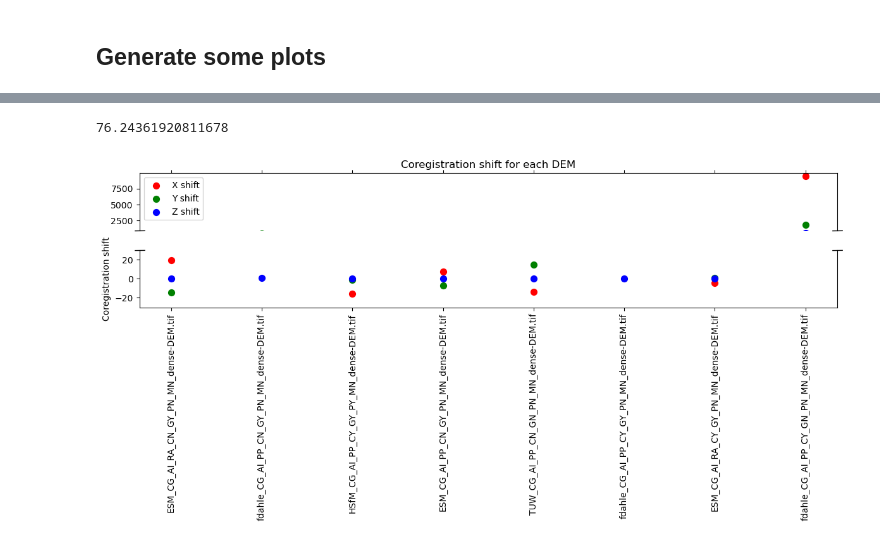
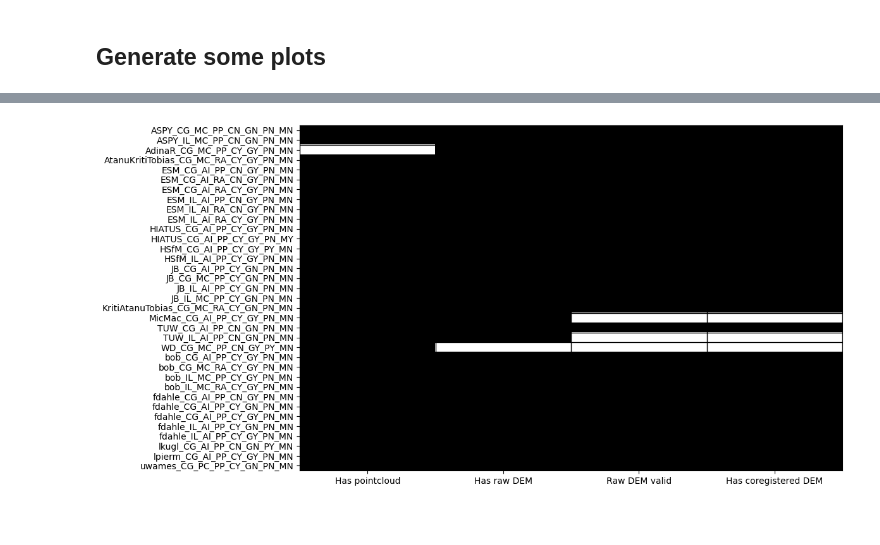
Before and after one commit to shippp/history, a Jupyter notebook: notebooks/postprocessing/post_process_pointclouds.ipynb, the cells around one changed output, grey strips where cells are left out. Drawn from its saved outputs; the diff is of its cells as text; code cells hidden in the pictures.

```diff
--- a/notebooks/postprocessing/post_process_pointclouds.ipynb
+++ b/notebooks/postprocessing/post_process_pointclouds.ipynb
@@ -37,8 +21,6 @@ Input file size is 51255, 24360
 # contain the .las or .laz files
 pointcloud_files = history.postprocessing.find_pointclouds("/mnt/summer/USERS/DEHECQA/history/output/extracted")
 pointcloud_files = [f for f in pointcloud_files if "dense" in f]
-
-POSTPROC_CSV = "/mnt/summer/USERS/DEHECQA/history/output/test_data/postprocess.csv"
 
 # Directory where put DEMs after point2dem command
 RAW_DEM_DIRECTORY = "/mnt/summer/USERS/DEHECQA/history/output/test_data/dems"
@@ -56,7 +38,7 @@ REF_DEMS = {
     "casagrande_ref_dem_zoom" : "/mnt/summer/USERS/DEHECQA/history/output/test_data/ref_lowres_dems/casa_grande_reference_dem_zoom_30m.tif",
     "casagrande_ref_dem_large" : "/mnt/summer/USERS/DEHECQA/history/data_final/casa_grande/aux_data/reference_dem_large.tif",
     "iceland_ref_dem_zoom" : "/mnt/summer/USERS/DEHECQA/history/output/test_data/ref_lowres_dems/iceland_reference_dem_zoom_30m.tif",
-    "iceland_ref_dem_large" : None
+    "iceland_ref_dem_large" : "/mnt/summer/USERS/DEHECQA/history/data_final/iceland/aux_data/reference_dem_large.tif"
 }
 
 # dictionnary of all references DEMs masks
@@ -65,8 +47,11 @@ REF_DEM_MASKS = {
     "casagrande_ref_dem_zoom_mask" : "/mnt/summer/USERS/DEHECQA/history/output/test_data/ref_lowres_dems/casa_grande_reference_dem_zoom_mask_30m.tif",
     "casagrande_ref_dem_large_mask" : "/mnt/summer/USERS/DEHECQA/history/data_final/casa_grande/aux_data/reference_dem_large_mask.tif",
     "iceland_ref_dem_zoom_mask" : "/mnt/summer/USERS/DEHECQA/history/output/test_data/ref_lowres_dems/iceland_reference_dem_zoom_mask_30m.tif",
-    "iceland_ref_dem_large_mask" : None
+    "iceland_ref_dem_large_mask" : "/mnt/summer/USERS/DEHECQA/history/data_final/iceland/aux_data/reference_dem_large_mask.tif"
 }
+
+# output csv file of statistics
+POSTPROC_CSV = "/mnt/summer/USERS/DEHECQA/history/output/test_data/postprocess.csv"
 
 OVERWRITE = False
 
@@ -337,56 +160,7 @@ Pourcentage de NoData: 76.24%
-# %%
-import geoutils as gu
-raster = gu.Raster("/mnt/summer/USERS/DEHECQA/history/output/test_data/dems/ASPY_CG_MC_PP_CN_GN_PN_MN_dense-DEM.tif")
-
-# number of nodata in the mask
-n_nodata = np.count_nonzero(np.ma.getmaskarray(raster.data.squeeze()))
-total_pixels = raster.shape[0] * raster.shape[1]
-(n_nodata / total_pixels) * 100
-# %% [output]
-76.24361920811678
-# %%
-import pandas as pd
-import matplotlib.pyplot as plt
-import os
-
-df = pd.read_csv(os.path.join(DDEM_PLOTS_DIRECTORY, "statistics.csv"), index_col=0)
-x = range(len(df))
-
-fig, (ax1, ax2) = plt.subplots(2, 1, sharex=True, figsize=(12,6))
-fig.subplots_adjust(hspace=0.05)
-
-# Tracer chaque shift avec couleurs
-colors = ["red", "green", "blue"]
-labels = ["X shift", "Y shift", "Z shift"]
-for col, color, label in zip(["coreg_shift_x","coreg_shift_y","coreg_shift_z"], colors, labels):
-    ax1.scatter(x, df[col], color=color, s=50, label=label)
-    ax2.scatter(x, df[col], color=color, s=50, label=label)
-
-# Limites Y
-ax1.set_ylim(1000, df[["coreg_shift_x","coreg_shift_y","coreg_shift_z"]].max().max()*1.05)  # outliers
-ax2.set_ylim(-30, 30)  # majorité des valeurs
-
-# Couper les spines
-ax1.spines.bottom.set_visible(False)
-ax2.spines.top.set_visible(False)
-ax1.xaxis.tick_top()
-ax1.tick_params(labeltop=False)
-ax2.xaxis.tick_bottom()
-
-# Slanted lines pour indiquer la coupure
-d = .015
-kwargs = dict(marker=[(-1,-d),(1,d)], markersize=12, linestyle="none", color='k', mec='k', mew=1, clip_on=False)
-ax1.plot([0, 1], [0, 0], transform=ax1.transAxes, **kwargs)
-ax2.plot([0, 1], [1, 1], transform=ax2.transAxes, **kwargs)
-
-# Labels DEM
-ax2.set_xticks(x)
-ax2.set_xticklabels(df.index, rotation=90)
-
-ax2.set_ylabel("Coregistration shift")
-ax1.legend(loc="upper left")
-ax1.set_title("Coregistration shift for each DEM")
-plt.tight_layout()
-plt.show()
-# %% [output]
-[figure, removed]
+# %%
+global_df = postproc.compute_global_df()
+global_df.to_csv(POSTPROC_CSV)
+# %%
+history.postprocessing.plotting2.plot_postprocess_state(global_df)
+# %% [output]
+[figure, added]
```
Also changed, not shown: parts of 27 cells of this notebook, 7 other files.
